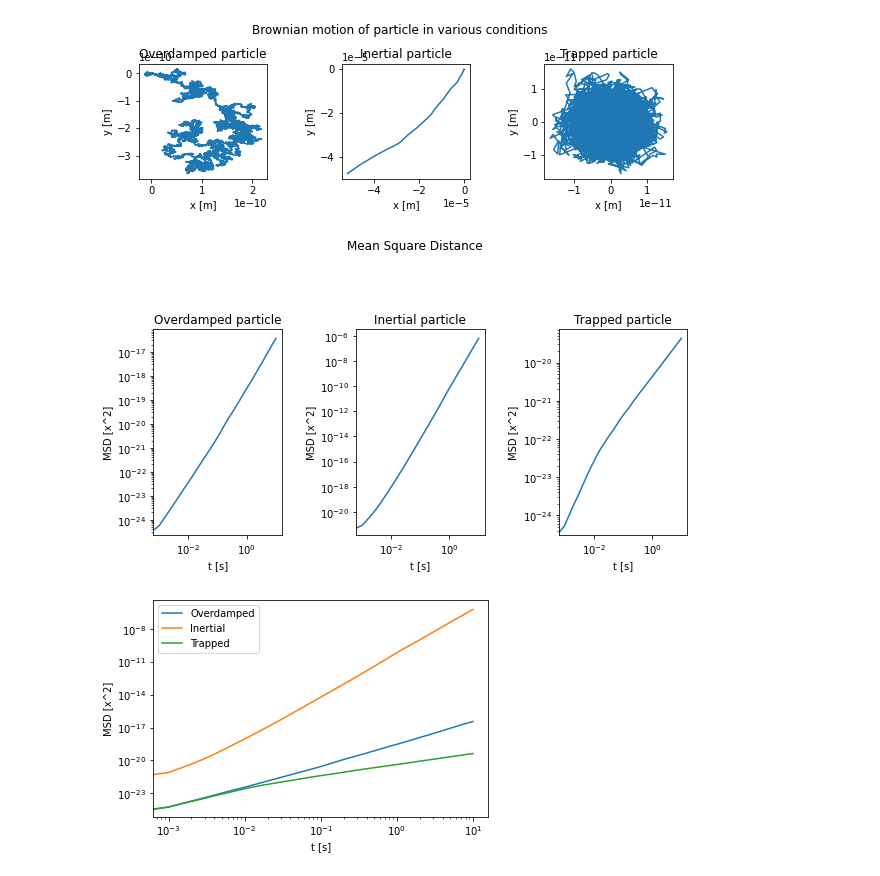
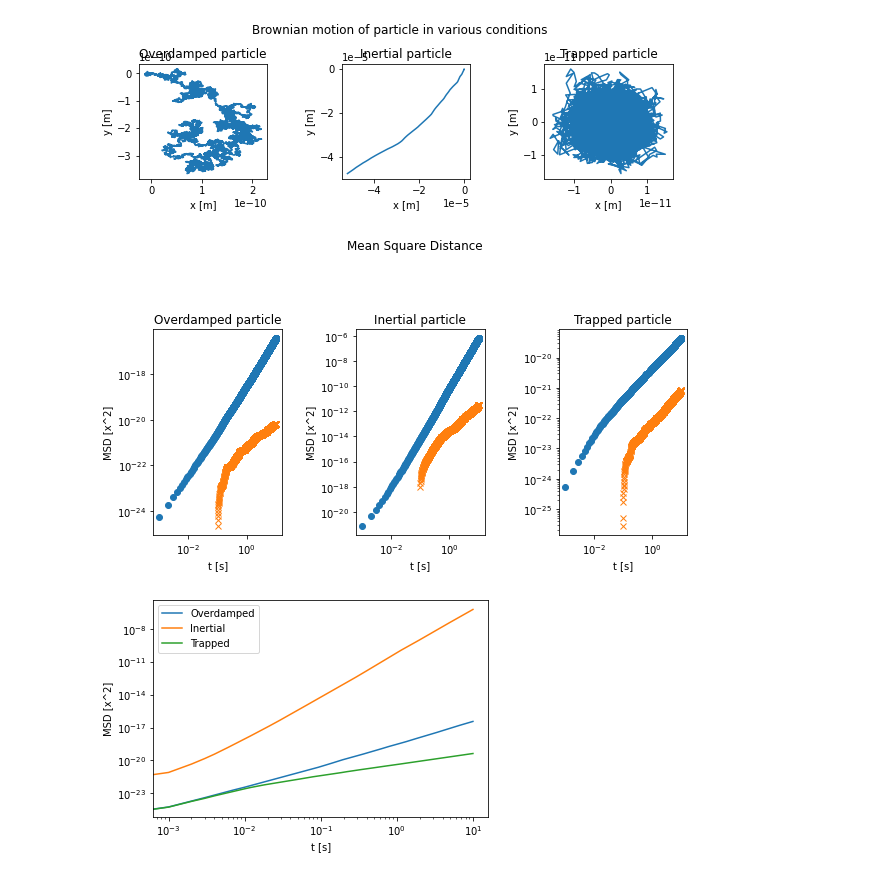
Before and after one commit to gasparyanartur/simulation-of-complex-systems-solutions, a Jupyter notebook: chapter-6/chapter-6.ipynb, the cells around one changed output. Cells and saved outputs as stored; diff of their text form; code cells hidden in the pictures.

Commit message:
Add attempt at time step

```diff
--- a/chapter-6/chapter-6.ipynb
+++ b/chapter-6/chapter-6.ipynb
@@ -11,6 +11,7 @@ from scipy import constants
 # %%
 rng = np.random.default_rng()
 n_steps = 10000
+n_steps_long = 20000
 n_simulations = 100
 time_step = 0.001
 
@@ -19,7 +20,7 @@ gamma = 1.3
 tau = 3E-5
 k_stiff = 100
 
-def calculate_trajectories_overdamped():
+def calculate_trajectories_overdamped(n_simulations, n_steps):
     trajectories = np.zeros((n_simulations, n_steps, 2))
     fluctations = rng.normal(size=(n_simulations, n_steps, 2))/math.sqrt(2)   # Random 2D steps scaled to length w_i
     factor = math.sqrt(2*constants.Boltzmann*temperature*time_step/gamma)
@@ -29,7 +30,7 @@ def calculate_trajectories_overdamped():
 
     return trajectories
 
-def calculate_trajectories_inertial():
+def calculate_trajectories_inertial(n_simulations, n_steps):
     trajectories = np.zeros((n_simulations, n_steps, 2))
     fluctations = rng.normal(size=(n_simulations, n_steps, 2))/math.sqrt(2)   # Random 2D steps normalized to 1
 
@@ -47,7 +48,7 @@ def calculate_trajectories_inertial():
     return trajectories
 
 
-def calculate_trajectories_trapped():
+def calculate_trajectories_trapped(n_simulations, n_steps):
     trajectories = np.zeros((n_simulations, n_steps, 2))
     fluctations = rng.normal(size=(n_simulations, n_steps, 2))/math.sqrt(2)   # Random 2D steps normalized to 1
 
@@ -59,12 +60,12 @@ def calculate_trajectories_trapped():
 
     return trajectories
 
-x_overdamped = calculate_trajectories_overdamped()
-x_inertial = calculate_trajectories_inertial()
-x_trapped = calculate_trajectories_trapped()
+x_overdamped = calculate_trajectories_overdamped(n_simulations, n_steps)
+x_overdamped_long = calculate_trajectories_overdamped(1, )
+x_inertial = calculate_trajectories_inertial(n_simulations, n_steps)
+x_trapped = calculate_trajectories_trapped(n_simulations, n_steps)
 
 x_all = [x_overdamped, x_inertial, x_trapped]
-#x_all = [x_overdamped]
 
 fig, axes = plt.subplots(1, 3, figsize=(9, 3))
 fig.tight_layout(pad=4)
@@ -80,44 +81,49 @@ for x, ax, title in zip(x_all, axes, titles):
 [figure]
 # %%
 def get_metrics_from_x(x, n_steps):
-    dist = np.linalg.norm(x, axis=2)  # x0 is always (0, 0)
-    sqr_dist = dist**2
+    sqr_dist = np.linalg.norm(x, axis=2)**2  # x0 is always (0, 0)
     msd = np.cumsum(sqr_dist, axis=1)
     emsd = np.mean(msd, axis=0) / (n_steps*time_step)
-    lin_step = np.mean(np.mean(np.linalg.norm(x[:, :int(x.shape[1]*0.1), :], axis=0), axis=1))*np.mean(emsd[:10])
-    linear = lin_step*np.arange(n_steps)
 
-    return {"dist": dist, "sqr_dist": sqr_dist, "msd": msd, "emsd": emsd, "linear": linear}
+    # https://physics.stackexchange.com/a/438200
+    # OBSERVE: DOES NOT WORK
+    n = 100
+    trail = x[1, :, :]
+    sqr_dist_t = np.linalg.norm(trail[n:]-trail[:-n], axis=1)**2
+    tmsd = np.cumsum(sqr_dist_t) / (n_steps*(n+1)*time_step)
+
+    return {"sqr_dist": sqr_dist, "msd": msd, "emsd": emsd, "tmsd": tmsd}
 
 metrics_overdamped = get_metrics_from_x(x_overdamped, n_steps)
 metrics_inertial = get_metrics_from_x(x_inertial, n_steps)
 metrics_trapped = get_metrics_from_x(x_trapped, n_steps)
 metrics_all = [metrics_overdamped, metrics_inertial, metrics_trapped]
 titles = ["Overdamped particle", "Inertial particle", "Trapped particle"]
 
 fig, axes = plt.subplots(1, 3, figsize=(9, 5))
 fig.suptitle("Mean Square Distance")
 fig.tight_layout(pad=4)
 
 t = np.arange(n_steps)*time_step
 for metric, ax, title in zip(metrics_all, axes, titles):
-    ax.plot(t, metric["emsd"])
+    ax.plot(t, metric["emsd"], 'o')
+    ax.plot(t[100:], metric["tmsd"], 'x')  # TODO: FIX THIS
     ax.set_title(title)
     ax.set_yscale('log')
     ax.set_xscale('log')
     ax.set_xlabel("t [s]")
     ax.set_ylabel("MSD [x^2]")
 
 
 fig = plt.figure()
 plt.plot(t, metrics_overdamped["emsd"])
 plt.plot(t, metrics_inertial["emsd"])
 plt.plot(t, metrics_trapped["emsd"])
 plt.yscale('log')
 plt.xscale('log')
 plt.xlabel('t [s]')
 plt.ylabel('MSD [x^2]')
 plt.legend(["Overdamped", "Inertial", "Trapped"]);
 # %% [output]
-[figure, old version]
+[figure, new version]
 [figure]
```
